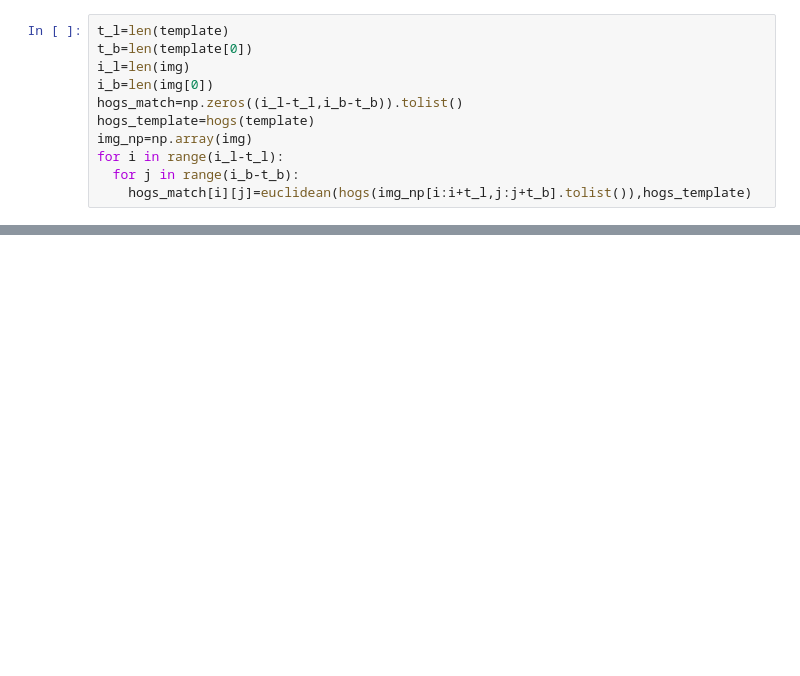
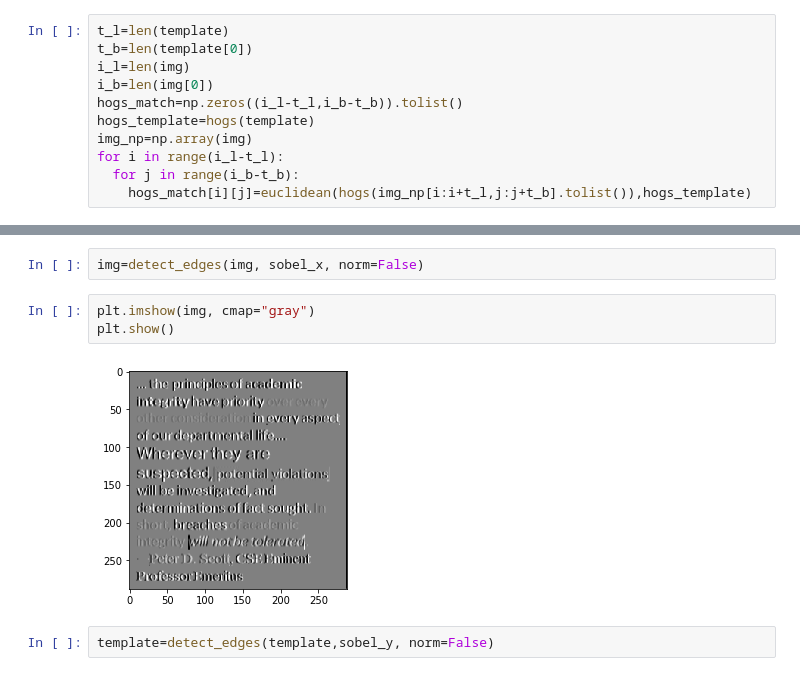
Before and after one commit to vimalkumarasamy/computer_vision, a Jupyter notebook: CV_Task2_OCR.ipynb, the cells around one changed output, grey strips where cells are left out. Saved outputs shown, nothing was run; the diff lists cells and outputs as text; blank space fills up the shorter version.

```diff
--- a/CV_Task2_OCR.ipynb
+++ b/CV_Task2_OCR.ipynb
@@ -292,0 +382,9 @@ TypeError: ignored
+# %%
+img=detect_edges(img, sobel_x, norm=False)
+# %%
+plt.imshow(img, cmap="gray")
+plt.show()
+# %% [output]
+[figure, added]
+# %%
+template=detect_edges(template,sobel_y, norm=False)
```
Also changed, not shown: parts of 14 cells of this notebook.
